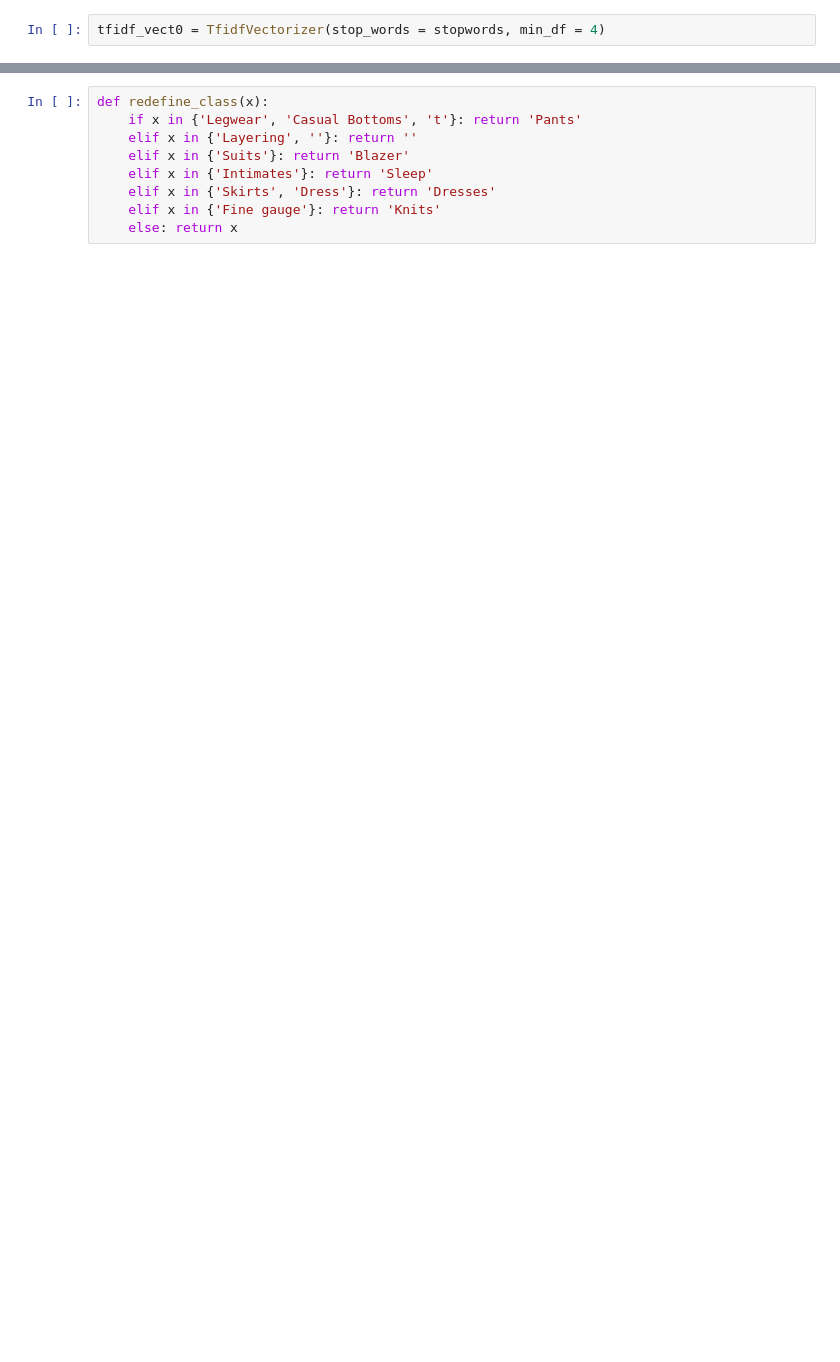
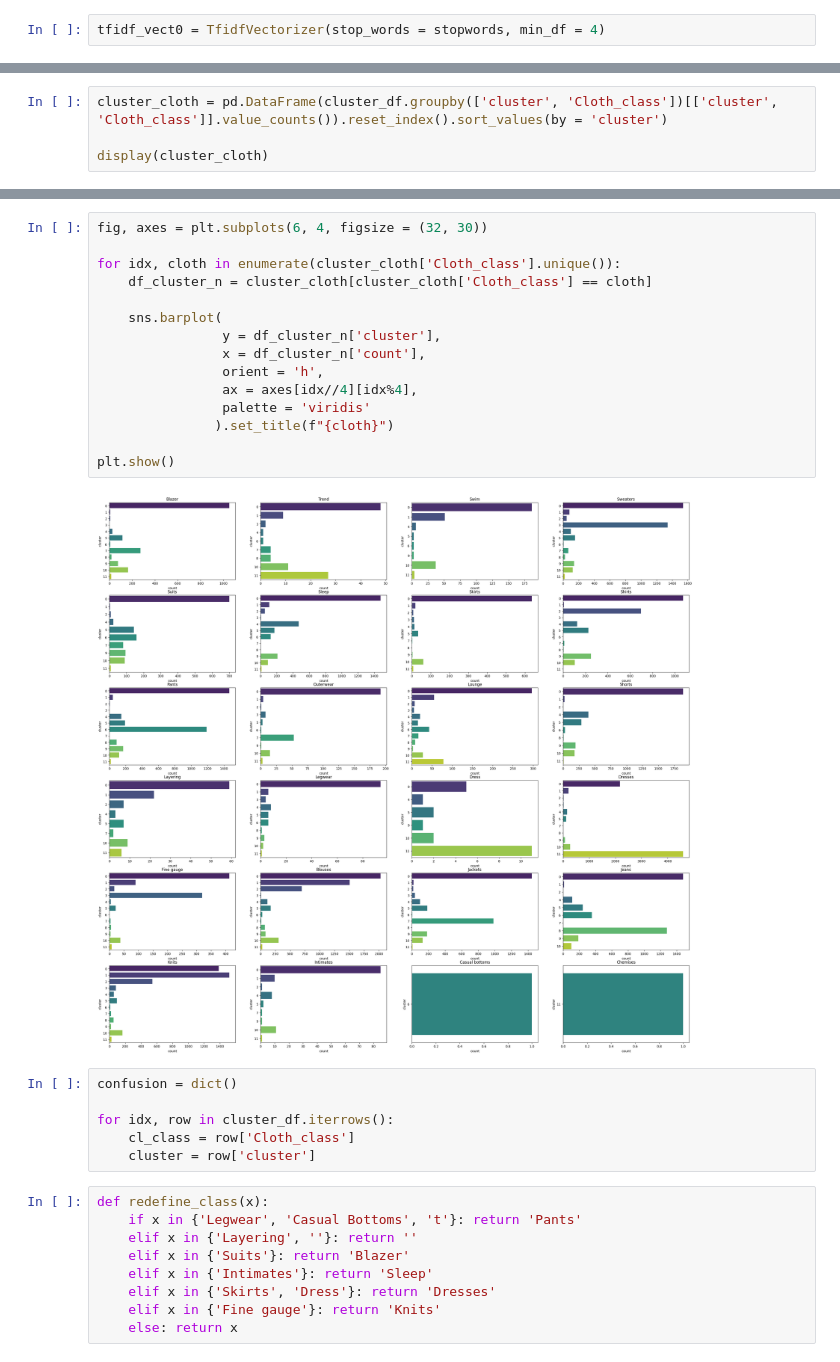
Before and after one commit to lucavribeiro/Inf1038, a Jupyter notebook: inf1038-nlp.ipynb, the cells around one changed output, grey strips where cells are left out. Drawn from its saved outputs; the diff is of its cells as text; blank space fills up the shorter version.

```diff
--- a/inf1038-nlp.ipynb
+++ b/inf1038-nlp.ipynb
@@ -137,0 +209,4 @@ ValueError: All arrays must be of the same length
+# %%
+cluster_cloth = pd.DataFrame(cluster_df.groupby(['cluster', 'Cloth_class'])[['cluster', 'Cloth_class']].value_counts()).reset_index().sort_values(by = 'cluster')
+
+display(cluster_cloth)
@@ -138,3 +227,26 @@ ValueError: All arrays must be of the same length
+# %%
+fig, axes = plt.subplots(6, 4, figsize = (32, 30))
+
+for idx, cloth in enumerate(cluster_cloth['Cloth_class'].unique()):
+    df_cluster_n = cluster_cloth[cluster_cloth['Cloth_class'] == cloth]
+
+    sns.barplot(
+                y = df_cluster_n['cluster'],
+                x = df_cluster_n['count'],
+                orient = 'h',
+                ax = axes[idx//4][idx%4],
+                palette = 'viridis'
+               ).set_title(f"{cloth}")
+
+plt.show()
+# %% [output]
+[figure, added]
+# %%
+confusion = dict()
+
+for idx, row in cluster_df.iterrows():
+    cl_class = row['Cloth_class']
+    cluster = row['cluster']
 # %%
 def redefine_class(x):
     if x in {'Legwear', 'Casual Bottoms', 't'}: return 'Pants'
```
Also changed, not shown: parts of 14 cells of this notebook.
